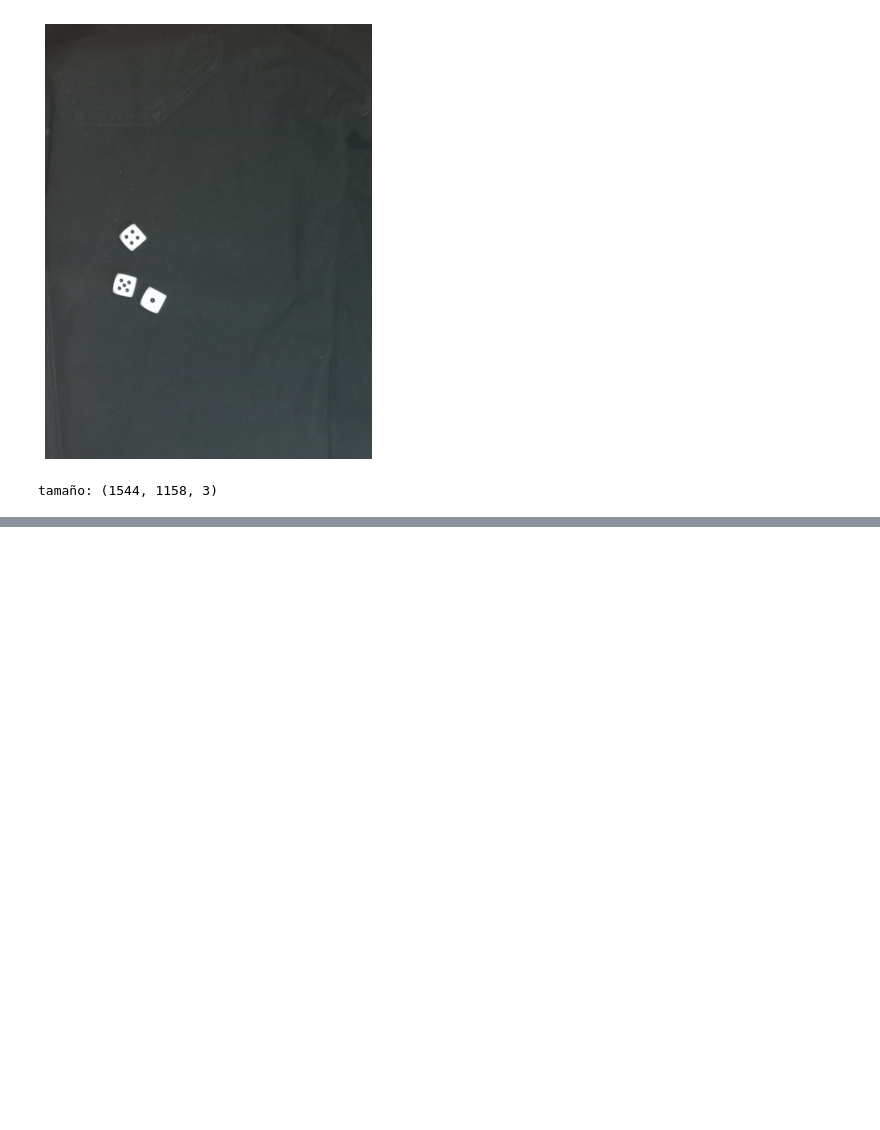
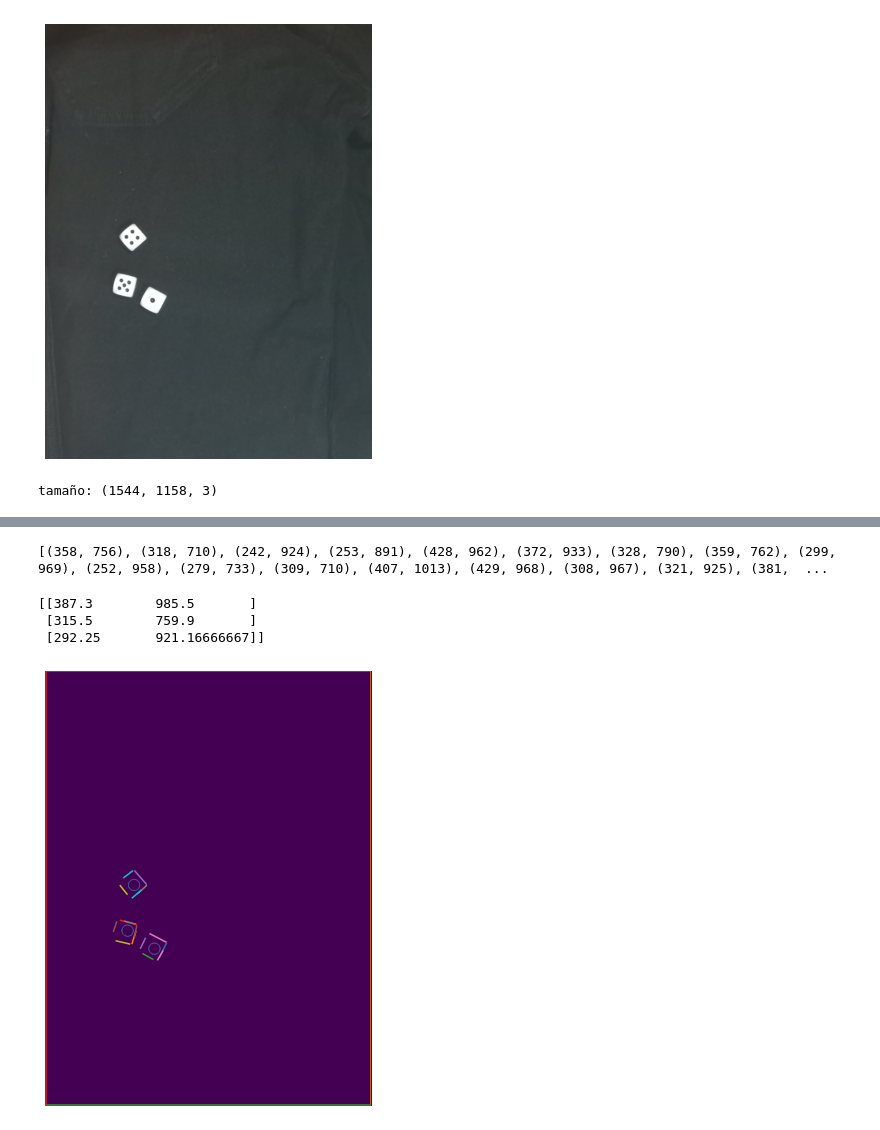
Before and after one commit to ChristopherMoralesA/Tarea-3-Vision, a Jupyter notebook: Tarea_3.ipynb, the cells around one changed output, grey strips where cells are left out. Drawn from its saved outputs; the diff is of its cells as text; code cells hidden in the pictures; blank space fills up the shorter version.

```diff
--- a/Tarea_3.ipynb
+++ b/Tarea_3.ipynb
@@ -45,0 +150,48 @@ tamaño: (1544, 1158, 3)
+# %%
+def lineas2puntos(lineas):
+    puntos = []
+    for i in lineas:
+        puntos.append(i[0])
+        puntos.append(i[1])
+    return puntos
+
+puntosHT = lineas2puntos(linesHT2)
+print(puntosHT)
+# %% [output]
+[(358, 756), (318, 710), (242, 924), (253, 891), (428, 962), (372, 933), (328, 790), (359, 762), (299, 969), (252, 958), (279, 733), (309, 710), (407, 1013), (429, 968), (308, 967), (321, 925), (381,  ...
+# %%
+#Transformacion corrdenada a color
+def centroides_dados(puntos):
+    image_array = puntos
+    #image_array_sample = shuffle(image_array, random_state=0, n_samples=1_000)
+    #kmeans = KMeans(n_clusters=3, random_state=0).fit(image_array_sample)
+    kmeans = KMeans(n_clusters=3, random_state=0).fit(puntos)
+    #labels = kmeans.predict(image_array)
+    colores = kmeans.cluster_centers_
+    return colores
+
+ubic_dados = centroides_dados(puntosHT)
+print(ubic_dados)
+
+
+SEEDS=ubic_dados
+
+plt.figure(figsize = (6,8))
+seeds_img = np.zeros((SIZE[0],SIZE[1]), dtype=np.uint32)
+for seed in SEEDS:
+    rr, cc = circle_perimeter(np.uint16(seed[1]), np.uint16(seed[0]), 20)
+    seeds_img[rr,cc] = 1
+
+
+plt.imshow(edgesHT * 0)
+for line in linesHT1:
+    p0, p1 = line
+    plt.plot((p0[0], p1[0]), (p0[1], p1[1]))
+plt.imshow(seeds_img)
+plt.axis('off')
+plt.show()
+# %% [output]
+[[387.3        985.5       ]
+ [315.5        759.9       ]
+ [292.25       921.16666667]]
+[figure, added]
```
Also changed, not shown: parts of 7 cells of this notebook, 2 other files.
